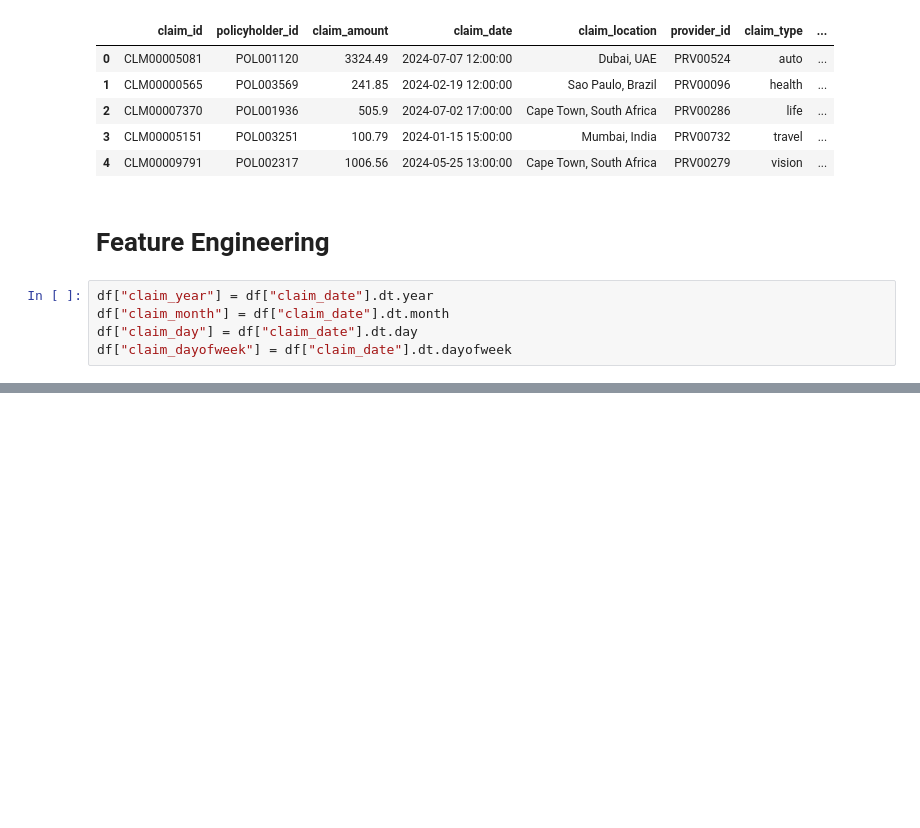
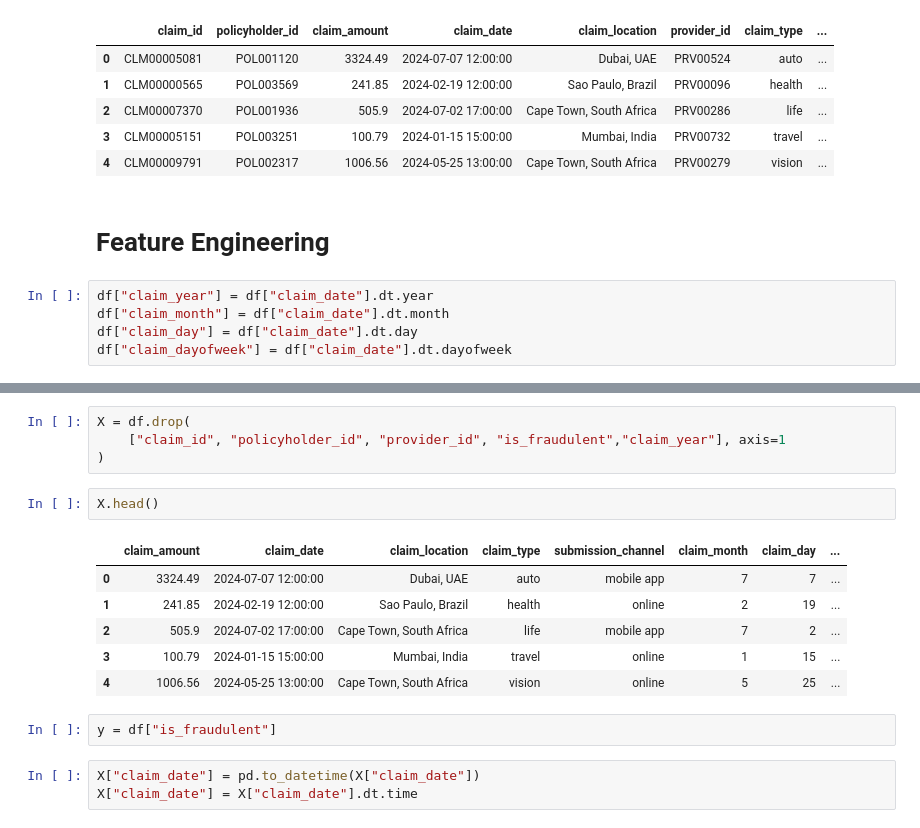
Before and after one commit to Jiya0937/AI_Bootcamp, a Jupyter notebook: Day-2.ipynb, the cells around one changed output, grey strips where cells are left out. Cells and saved outputs as stored; diff of their text form; blank space fills up the shorter version.

```diff
--- a/Day-2.ipynb
+++ b/Day-2.ipynb
@@ -113,0 +123,18 @@ df["claim_dayofweek"] = df["claim_date"].dt.dayofweek
+# %%
+X = df.drop(
+    ["claim_id", "policyholder_id", "provider_id", "is_fraudulent","claim_year"], axis=1
+)
+# %%
+X.head()
+# %% [output]
+|  | claim_amount | claim_date | claim_location | claim_type | submission_channel | claim_month | claim_day | ... |
+| 0 | 3324.49 | 2024-07-07 12:00:00 | Dubai, UAE | auto | mobile app | 7 | 7 | ... |
+| 1 | 241.85 | 2024-02-19 12:00:00 | Sao Paulo, Brazil | health | online | 2 | 19 | ... |
+| 2 | 505.9 | 2024-07-02 17:00:00 | Cape Town, South Africa | life | mobile app | 7 | 2 | ... |
+| 3 | 100.79 | 2024-01-15 15:00:00 | Mumbai, India | travel | online | 1 | 15 | ... |
+| 4 | 1006.56 | 2024-05-25 13:00:00 | Cape Town, South Africa | vision | online | 5 | 25 | ... |
+# %%
+y = df["is_fraudulent"]
+# %%
+X["claim_date"] = pd.to_datetime(X["claim_date"])
+X["claim_date"] = X["claim_date"].dt.time
```
Also changed, not shown: parts of 7 cells of this notebook, 2 other files.
